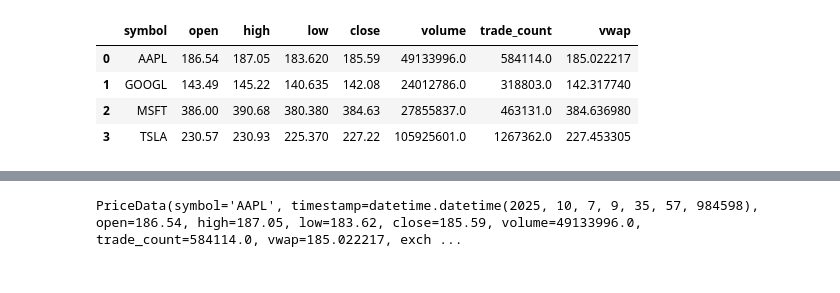
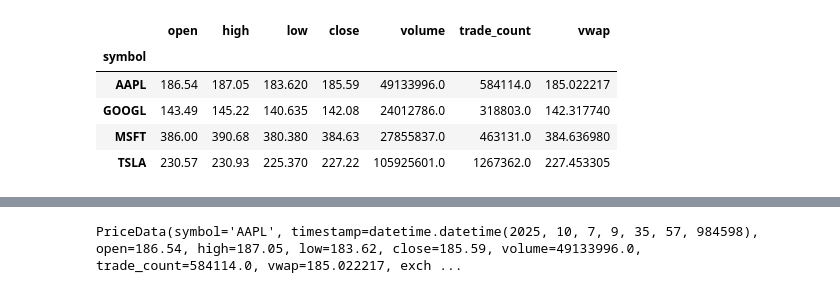
Before and after one commit to amperie/trading_guy, a Jupyter notebook: data/alpaca_downloader.ipynb, the cells around one changed output, grey strips where cells are left out. Drawn from its saved outputs; the diff is of its cells as text; code cells hidden in the pictures.

```diff
--- a/data/alpaca_downloader.ipynb
+++ b/data/alpaca_downloader.ipynb
@@ -39,14 +74,15 @@ for symbol in symbols:
 df.reset_index()
 # %%
  timestamp = "2024-01-11 05:00:00+00:00"
- day_data = df.xs(timestamp, level='timestamp').reset_index()
+ day_data = df.xs(timestamp, level='timestamp')
  day_data
 # %% [output]
-|  | symbol | open | high | low | close | volume | trade_count | vwap |
-| 0 | AAPL | 186.54 | 187.05 | 183.620 | 185.59 | 49133996.0 | 584114.0 | 185.022217 |
-| 1 | GOOGL | 143.49 | 145.22 | 140.635 | 142.08 | 24012786.0 | 318803.0 | 142.317740 |
-| 2 | MSFT | 386.00 | 390.68 | 380.380 | 384.63 | 27855837.0 | 463131.0 | 384.636980 |
-| 3 | TSLA | 230.57 | 230.93 | 225.370 | 227.22 | 105925601.0 | 1267362.0 | 227.453305 |
+|  | open | high | low | close | volume | trade_count | vwap |
+| symbol |  |  |  |  |  |  |  |
+| AAPL | 186.54 | 187.05 | 183.620 | 185.59 | 49133996.0 | 584114.0 | 185.022217 |
+| GOOGL | 143.49 | 145.22 | 140.635 | 142.08 | 24012786.0 | 318803.0 | 142.317740 |
+| MSFT | 386.00 | 390.68 | 380.380 | 384.63 | 27855837.0 | 463131.0 | 384.636980 |
+| TSLA | 230.57 | 230.93 | 225.370 | 227.22 | 105925601.0 | 1267362.0 | 227.453305 |
 # %%
 d = day_data.to_dict(orient="records")
 d
```
Also changed, not shown: parts of 2 cells of this notebook, 5 other files.
